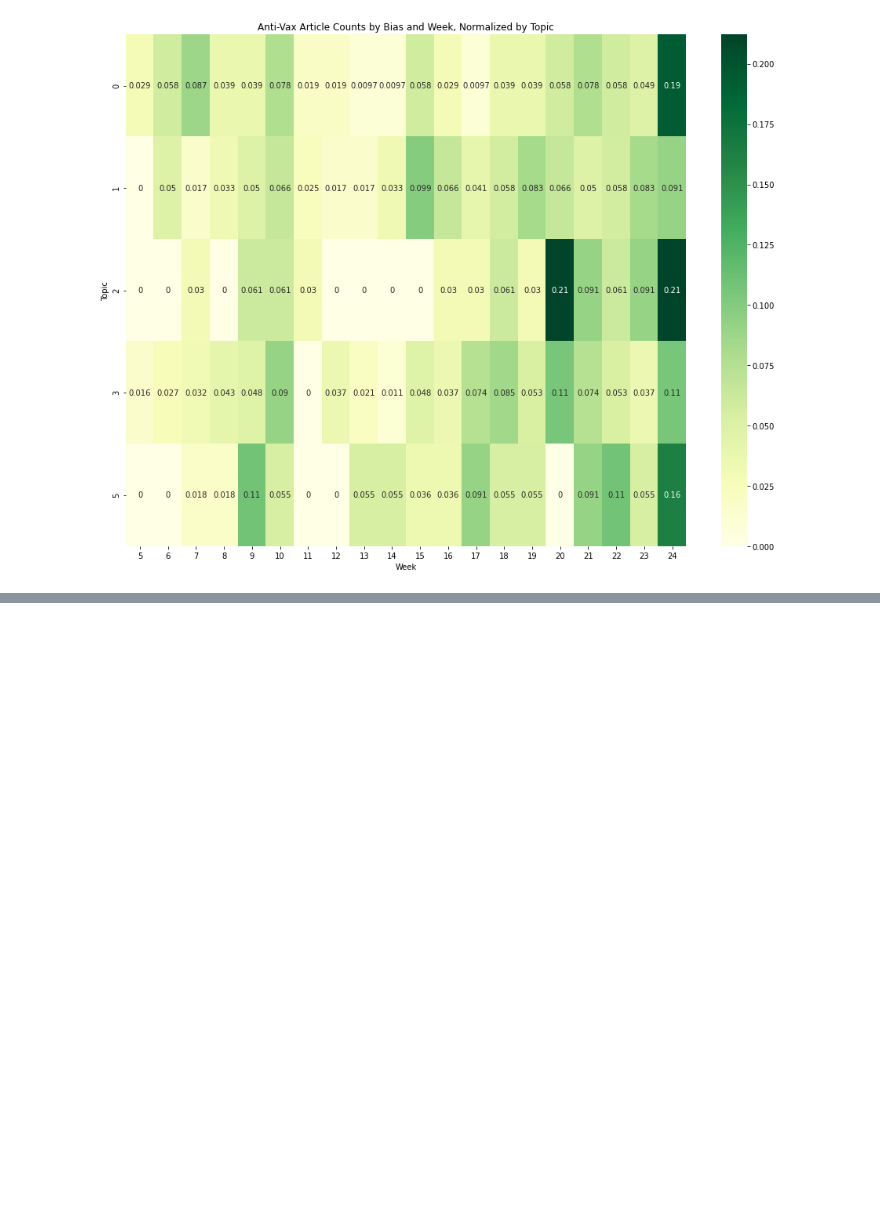
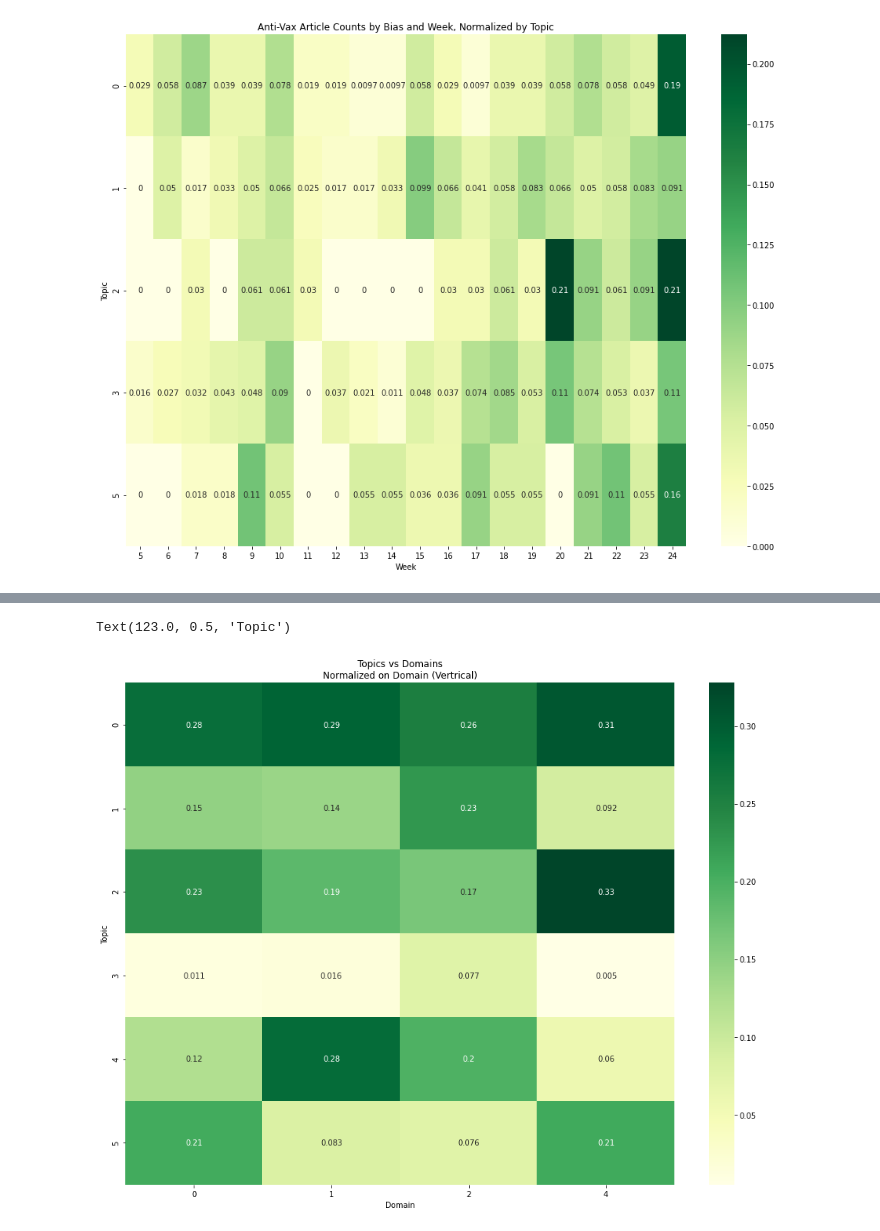
Before and after one commit to rskuzma/anti_vax_embeddings, a Jupyter notebook: src/JAN2021/CLASSIFIED/Write_Up_New.ipynb, the cells around one changed output, grey strips where cells are left out. Saved outputs shown, nothing was run; the diff lists cells and outputs as text; code cells hidden in the pictures; blank space fills up the shorter version.

```diff
--- a/src/JAN2021/CLASSIFIED/Write_Up_New.ipynb
+++ b/src/JAN2021/CLASSIFIED/Write_Up_New.ipynb
@@ -1042,0 +1124,34 @@ Text(123.0, 0.5, 'Topic')
+# %%
+def domains_vs_topics(normalize_on:str, input_df = pca_ready, col='k_medoids_6'):
+    df = input_df.copy(deep=True)
+#     months = df['month'].value_counts().sort_index().index
+#     weeks = df['week_num'].value_counts().sort_index().index
+#     if time_name == 'month':
+#         times = months
+#     elif time_name == 'week_num':
+#         times = weeks
+
+
+    all_topics = []
+    for topic in sorted(input_df[col].unique()):
+        this_topic = []
+    #     print(f'\ntopic: {topic}')
+#         topic_sum = df[df[col] == topic].shape[0]
+#     #     print(f'topic sum: {topic_sum}')
+        for group in sorted(df['group'].unique()):
+            this_topic.append(df[(df[col] == topic) & (df['group'] == group)].shape[0])
+        all_topics.append(this_topic)
+    #     print(f'all topics: {all_topics}')
+
+    raw_counts = np.vstack(np.asarray(topic_list) for topic_list in all_topics)
+    normalized = raw_counts.astype('float32')
+
+    if normalize_on == 'topic':
+#         for i in range(normalized.shape[0]):
+#             temp = normalized[i].copy()
+#             row_sum = float(temp.sum())
+#             temp = temp/row_sum
+#             normalized[i] = temp
+        return normalized/normalized.sum(axis=1,keepdims=1)
+    elif normalize_on == 'group':
+        return normalized/normalized.sum(axis=0,keepdims=1)
@@ -1042,0 +1176,11 @@ Text(123.0, 0.5, 'Topic')
+# %%
+plt.figure(figsize=(16, 12))
+ax = plt.axes()
+topic_x_domain_normalized = domains_vs_topics(normalize_on='group')
+sns.heatmap(topic_x_domain_normalized, annot=True, cmap='YlGn', xticklabels=[0,1,2,4], yticklabels = range(6), ax=ax)
+ax.set_title('Topics vs Domains\nNormalized on Domain (Vertrical)')
+ax.set_xlabel('Domain')
+ax.set_ylabel('Topic')
+# %% [output]
+Text(123.0, 0.5, 'Topic')
+[figure, added]
```
Also changed, not shown: parts of 25 cells of this notebook.
